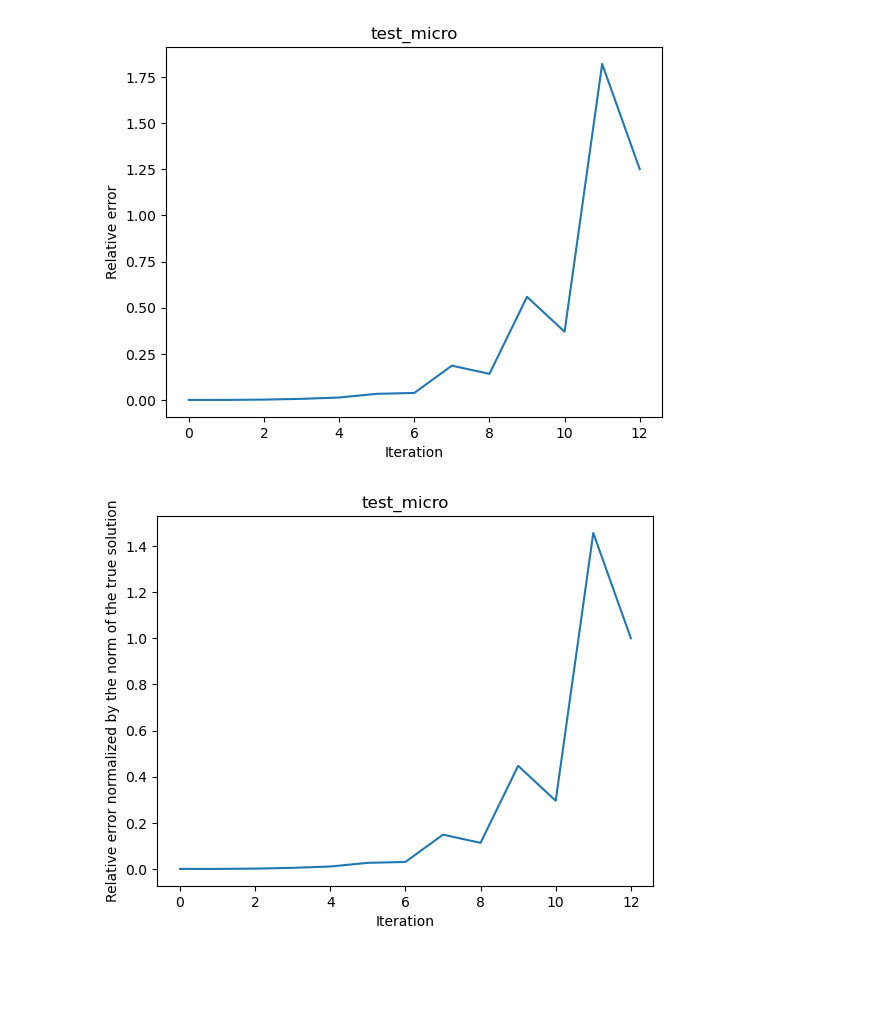
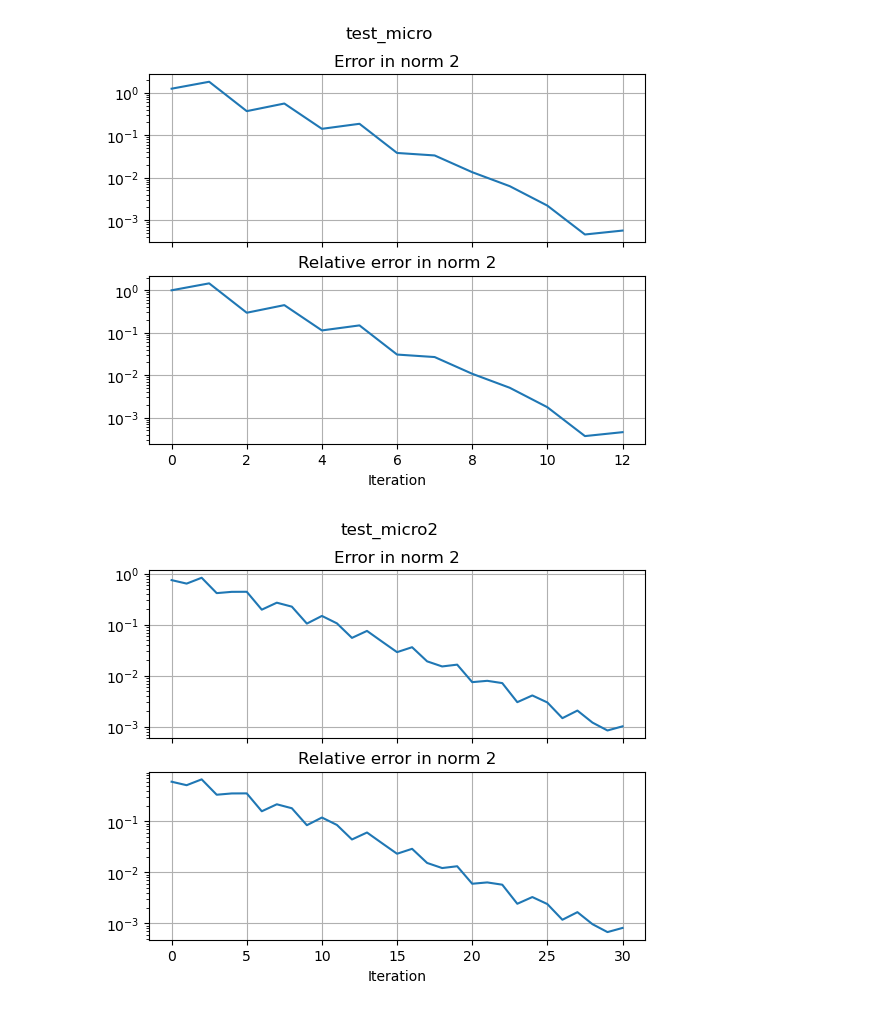
Before and after one commit to odd-tortoise/PlockY, a Jupyter notebook: post.ipynb, the cells around one changed output. Saved outputs shown, nothing was run; the diff lists cells and outputs as text; code cells hidden in the pictures; blank space fills up the shorter version.

```diff
--- a/post.ipynb
+++ b/post.ipynb
@@ -1,56 +1,64 @@
 # %%
 import os
 import matplotlib.pyplot as plt
+import numpy as np
+
 
 path = "build/benchmarks/"
 
-tests = ["test_micro","test_micro2"]
+tests = ["test_micro","test_micro2","test0","TPE_abb20_2step","TPE_abb20_3step","TPE_abb30_2step","TPE_abb30_3step"]
 
 for test in tests:
     truesol = path + test + "/gold.txt"
 
     with open(truesol) as f:
         truesol = f.readlines()
 
-    truesol = [float(x) for x in truesol]
+    truesol = np.array([float(x) for x in truesol])
+
+    norm_of_sol = np.linalg.norm(truesol)
 
     # get the iterates, all the files starting with iter_
 
     iterates = [f for f in os.listdir(path + test) if f.startswith("iter_")]
     hist = []
     for i in iterates:
         with open(path + test + "/" + i) as f:
             iter = f.readlines()
 
-        iter = [float(x) for x in iter]
+        iter = np.array([float(x) for x in iter])
         hist.append(iter)
 
     # now we have the true solution and the iterates
 
     # compute the error in norm 2
+    error = []
     rel_error = []
     for i in hist:
-        rel_error.append(sum([(x-y)**2 for x,y in zip(i,truesol)])**0.5)
+        error.append(np.linalg.norm(i - truesol))
+        rel_error.append(np.linalg.norm(i - truesol) / norm_of_sol)
 
-    # compute the relative error normalized by the norm of the true solution
-    # plot the relative error
 
-    plt.plot(rel_error)
+    # flip the error
+    error = error[::-1]
+    rel_error = rel_error[::-1]
+
+    # sub plto the error
+    fig, ax = plt.subplots(2, 1, sharex=True)
+
+    ax[0].plot(error)
+    ax[0].set_title("Error in norm 2")
+    ax[0].set_yscale("log")
+    ax[0].grid()
+
+    ax[1].plot(rel_error)
+    ax[1].set_title("Relative error in norm 2")
+    ax[1].set_yscale("log")
+    ax[1].grid()
+
     plt.xlabel("Iteration")
-    plt.ylabel("Relative error")
-    plt.title(test)
+    plt.suptitle(test)
     plt.show()
-
-    # normalize the error with the norm of the true solution
-
-    norm_truesol = sum([x**2 for x in truesol])**0.5
-    rel_error = [x/norm_truesol for x in rel_error]
-
-    plt.plot(rel_error)
-    plt.xlabel("Iteration")
-    plt.ylabel("Relative error normalized by the norm of the true solution")
-    plt.title(test)
-    plt.show()
 # %% [output]
-[figure, old version]
+[figure, new version]
-[figure, old version]
+[figure, new version]
```
Also changed, not shown: parts of 1 cell of this notebook, 4 other files.
